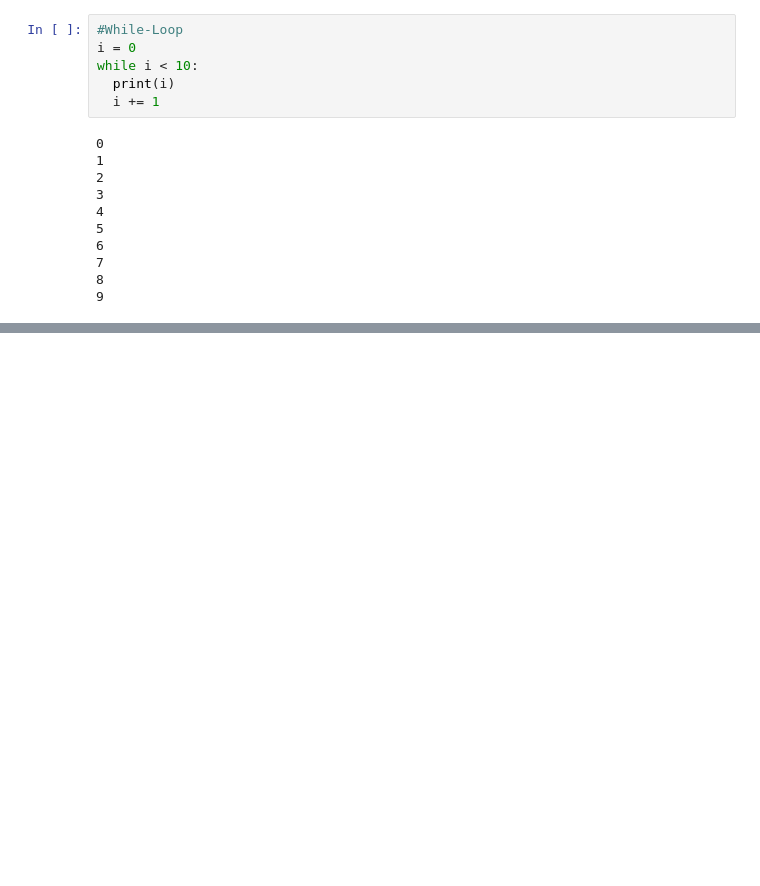
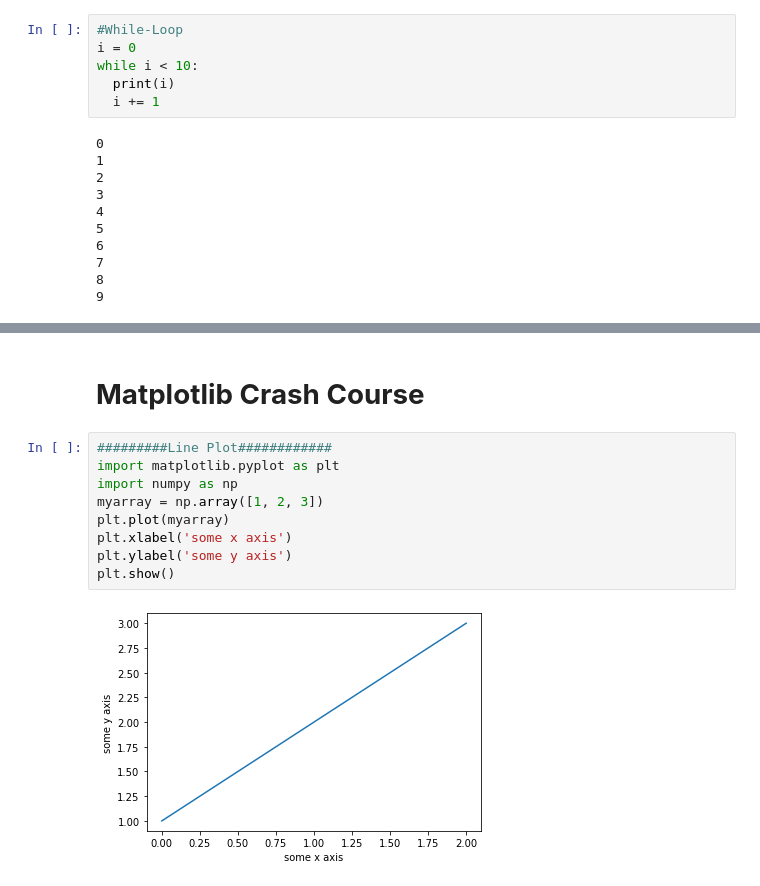
Before and after one commit to amritv308/Python-Coding-from-beginners-to-expert, a Jupyter notebook: Python_Crash_Course.ipynb, the cells around one changed output, grey strips where cells are left out. Drawn from its saved outputs; the diff is of its cells as text; blank space fills up the shorter version.

```diff
--- a/Python_Crash_Course.ipynb
+++ b/Python_Crash_Course.ipynb
@@ -109,0 +204,13 @@ while i < 10:
+# %% [markdown]
+# **Matplotlib Crash Course**
+# %%
+#########Line Plot############
+import matplotlib.pyplot as plt
+import numpy as np
+myarray = np.array([1, 2, 3])
+plt.plot(myarray)
+plt.xlabel('some x axis')
+plt.ylabel('some y axis')
+plt.show()
+# %% [output]
+[figure, added]
```
Also changed, not shown: parts of 13 cells of this notebook.
